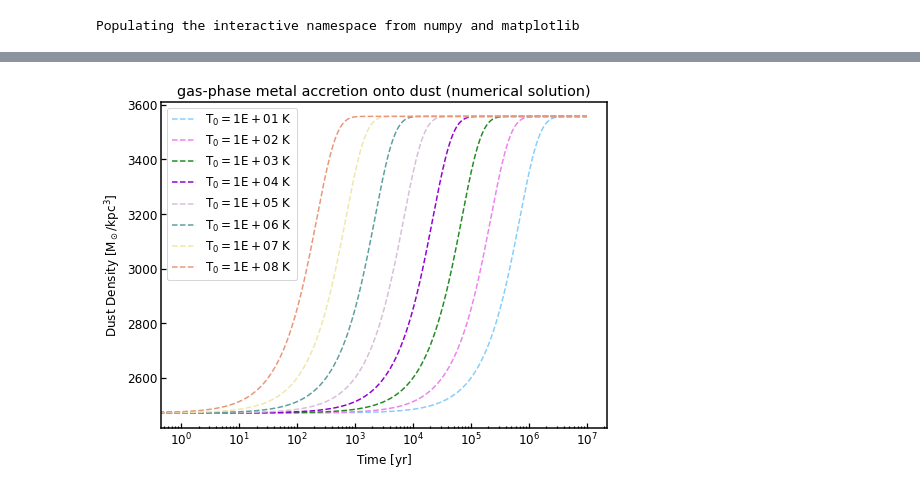
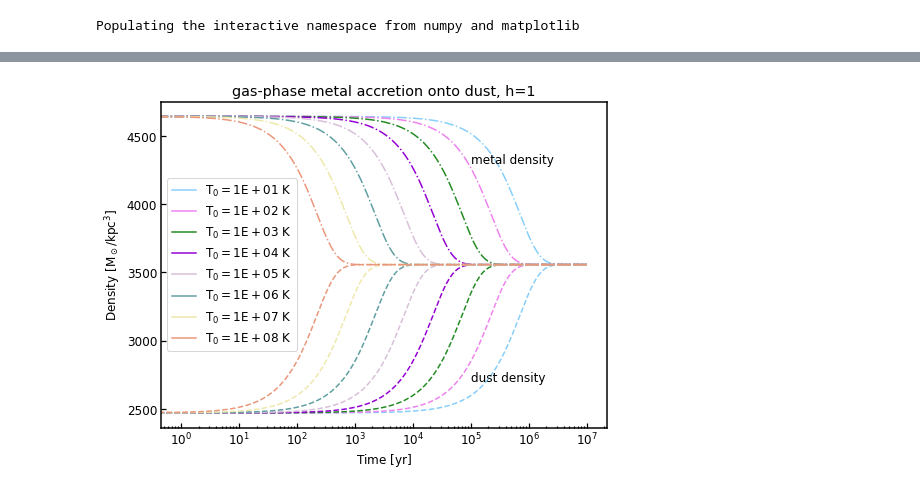
Before and after one commit to helenarichie/my_scripts, a Jupyter notebook: cholla/dust_model/numerical_solution_accretion.ipynb, the cells around one changed output, grey strips where cells are left out. Drawn from its saved outputs; the diff is of its cells as text; code cells hidden in the pictures.

Commit message:
update dust model code

```diff
--- a/cholla/dust_model/numerical_solution_accretion.ipynb
+++ b/cholla/dust_model/numerical_solution_accretion.ipynb
@@ -66,10 +67,15 @@ class AccretionIntegrator:
         return d0_gas, d0_metal, d0_dust
 
     def calc_dd_dt(self):
-        tau_g = self.calc_tau_g()
         dd_dt = (1 - self.d_dust/self.d_metal)*(self.d_dust/self.tau_g)
 
         return dd_dt
+
+    def calc_d_dust(self):
+        dd_dt = self.calc_dd_dt()
+        d_dust_i = self.d_dust + self.dt * dd_dt
+
+        return d_dust_i
 
     def update_densities(self):
         dd_dt = self.calc_dd_dt()
@@ -141,0 +142,9 @@ Did time-step refinement get used?  ['nope', 'nope', 'nope', 'nope', 'nope', 'no
+# %%
+T_arr = [10, 100, 1000, 1e4, 1e5, 1e6, 1e7, 1e8]
+T_colors = ["lightskyblue", "violet", "forestgreen", "darkviolet", "thistle", "cadetblue",
+            "palegoldenrod", "darksalmon", "indigo"]
+
+h = 1
+n = 1e-2
+
+dd, dm, acc_integrator = evolve_solutions(h, n, T_arr, T_colors)
@@ -142,12 +169,15 @@ Did time-step refinement get used?  ['nope', 'nope', 'nope', 'nope', 'nope', 'no
 # %%
 fig, ax = plt.subplots(nrows=1, ncols=1, sharex=True, figsize=(8,6))
-#ax.hlines(trial_integrator._d0_metal+trial_integrator._d0_dust, xmin=np.amin(t_arr)-1e10, xmax=np.amax(t_arr)+1e10, color="k", linestyle="-")
-for j, T in enumerate(T0_cells):
-    ax.semilogx(t_arr, d_dust[j], linestyle="--", color=T_colors[j], label=f"$T_0={T:.0E}~K$")
+for j, T in enumerate(T_arr):
+    ax.semilogx(np.arange(0, 1e7, h), dd[j], linestyle="--", color=T_colors[j])
+    ax.semilogx(np.arange(0, 1e7, h), dm[j], linestyle="-.", color=T_colors[j])
+    ax.semilogx(np.ones(5), acc_integrator.d_dust * np.ones(5), linestyle="-", color=T_colors[j], label=f"$T_0={T:.0E}~K$")
+ax.annotate("dust density", (0.99999999e5, 2700))
+ax.annotate("metal density", (0.9999999e5, 4300))
 ax.set_xlabel("Time$~[yr]$")
-ax.set_ylabel(r"Dust Density$~[M_\odot/kpc^3]$")
+ax.set_ylabel(r"Density$~[M_\odot/kpc^3]$")
 ax.legend()
-ax.set_title("gas-phase metal accretion onto dust (numerical solution)")
+ax.set_title(f"gas-phase metal accretion onto dust, h={h}")
 plt.savefig("/Users/helenarichie/GitHub/helenarichie.github.io/assets/img/posts/accretion_numerical.png", facecolor="white")
 # %% [output]
-[figure, old version]
+[figure, new version]
```
Also changed, not shown: parts of 6 cells of this notebook, 1 other file.
